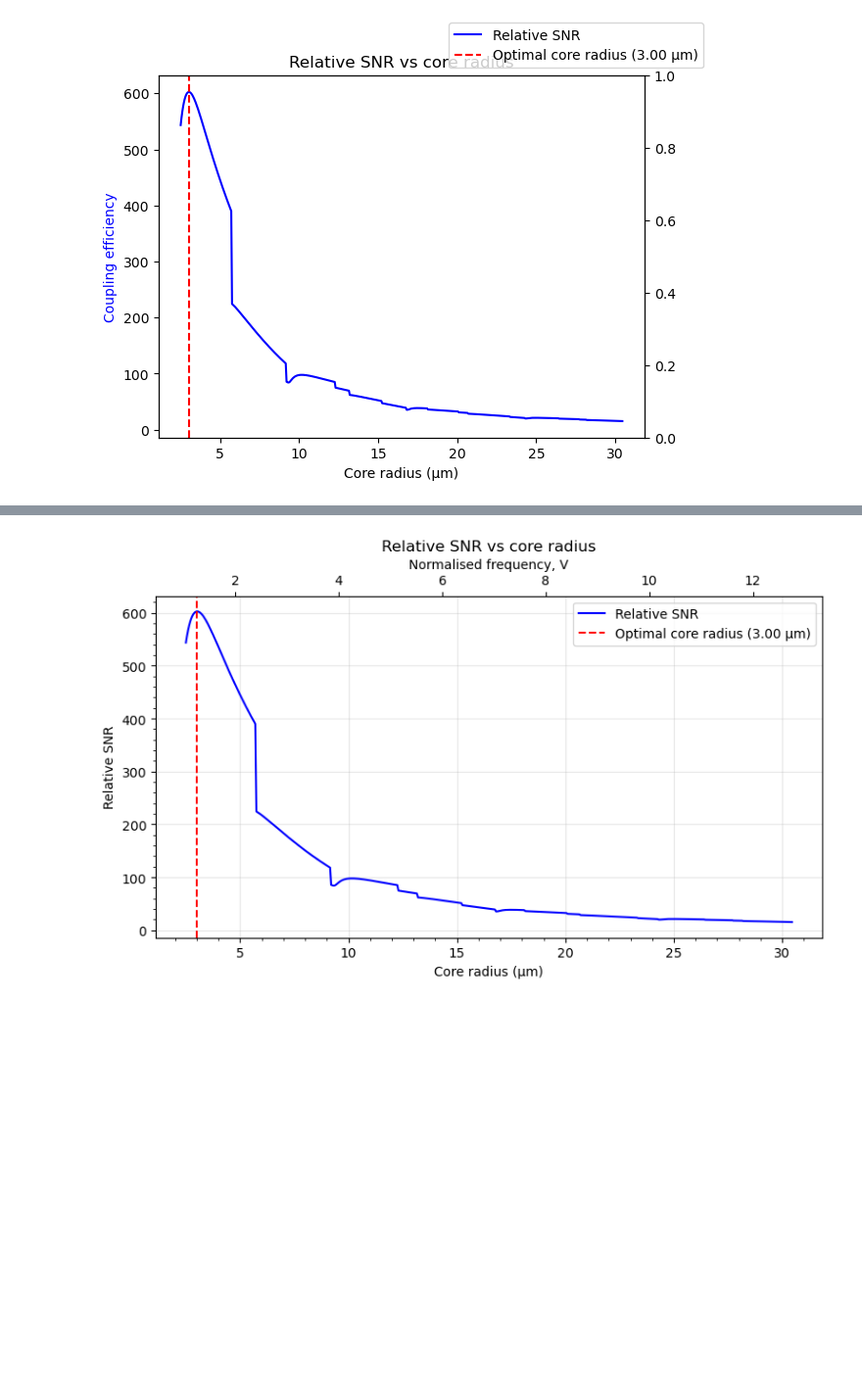
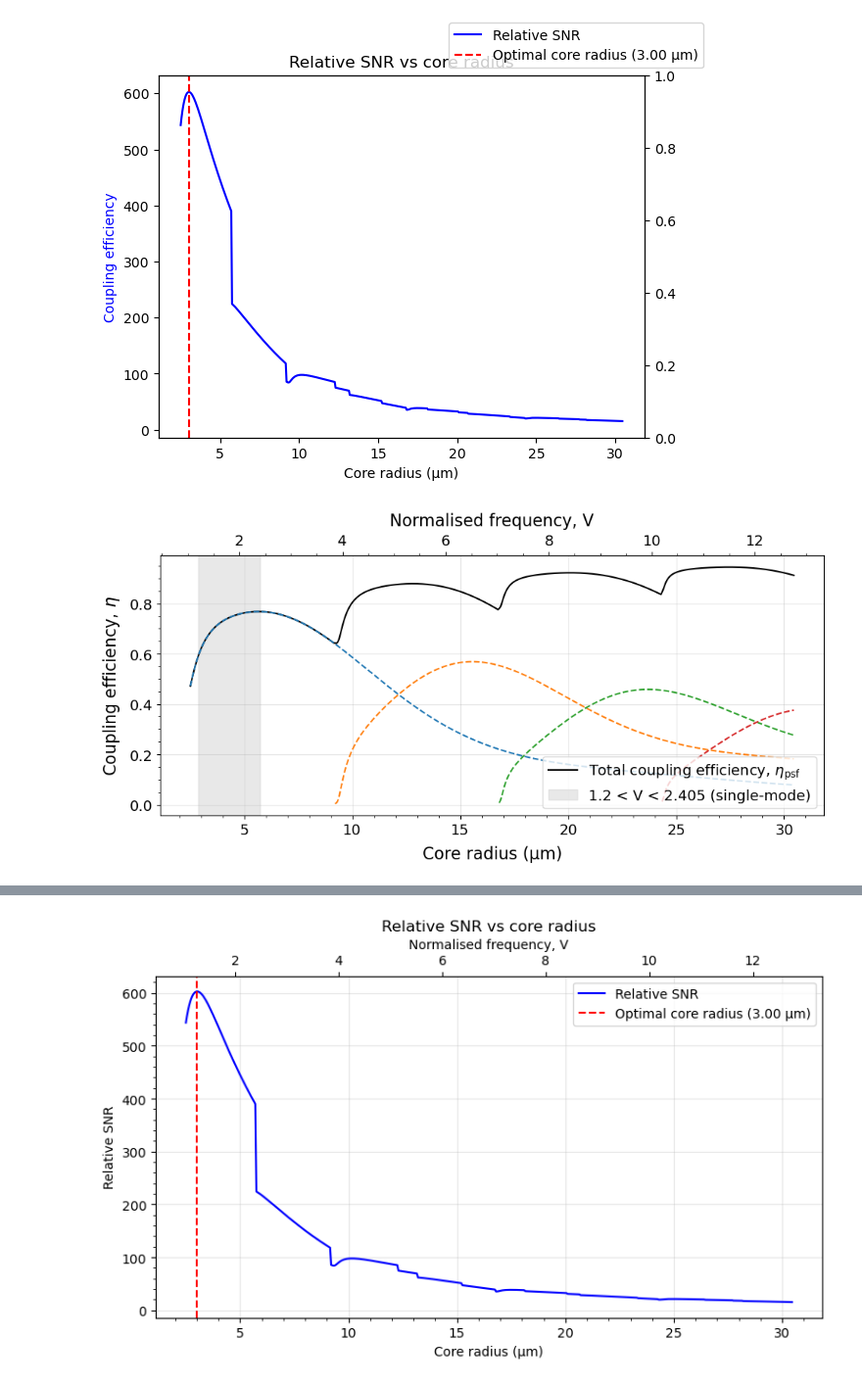
Before and after one commit to TongyueLiu/OH-Suppression-MRes-Project, a Jupyter notebook: notebooks/F-non-optimised 2D E-field.ipynb, the cells around one changed output, grey strips where cells are left out. Shown at 98% size. Drawn from its saved outputs; the diff is of its cells as text; code cells hidden in the pictures; blank space fills up the shorter version.

Commit message:
begin 2D jitter coupling

```diff
--- a/notebooks/F-non-optimised 2D E-field.ipynb
+++ b/notebooks/F-non-optimised 2D E-field.ipynb
@@ -1287,3 +1291,47 @@ def radius_um_to_V(radius_um):
 def V_to_radius_um(V):
     radius_m = V * lam0 / (2 * np.pi * NA)
     return radius_m * 1e6
+# %%
+plt.figure(figsize=(10, 5))
+ax1 = plt.gca()
+ax1.plot(a_arr * 1e6, eta_non_opt_all, label="Total coupling efficiency, $\eta_{\mathrm{psf}}$", color='black')
+# Colour in 1.2<V<2.405 region in light grey
+
+
+ax1.set_xlabel("Core radius (µm)", fontsize=16, labelpad=8)
+ax1.set_ylabel("Coupling efficiency, $\eta$", fontsize=16, labelpad=8)
+
+ax1.tick_params(axis='x', labelsize=14)
+ax1.tick_params(axis='y', labelsize=14)
+ax1.minorticks_on()
+ax1.grid(True, alpha=0.3)
+
+ax1.plot(core_radius_range_test * 1e6, eta_LP01, linestyle="dashed")
+ax1.plot(core_radius_range_test * 1e6, eta_LP02, linestyle="dashed")
+ax1.plot(core_radius_range_test * 1e6, eta_LP03, linestyle="dashed")
+ax1.plot(core_radius_range_test * 1e6, eta_LP04, linestyle="dashed")
+# plt.plot(core_radius_range_test * 1e6, [mode["eta"] for mode in fibre_mode_non_opt_a_array], label="Non-optimised coupling efficiency of each mode", linestyle="dashed")
+
+# Add corresponding normalised-frequency axis at the top
+ax_top = ax1.secondary_xaxis(
+    "top",
+    functions=(radius_um_to_V, V_to_radius_um)
+)
+# change fontsize of ticks
+ax_top.tick_params(axis='x', labelsize=14)
+ax_top.set_xlabel("Normalised frequency, V", fontsize=16, labelpad=8)
+ax_top.minorticks_on()
+# ax1.set_title("Relative SNR vs core radius")
+
+# Colour in 1.2<V<2.405 region in light grey
+V_1_2 = 1.2
+V_2_405 = 2.405
+ax1.axvspan(V_to_radius_um(V_1_2), V_to_radius_um(V_2_405), color='lightgrey', alpha=0.5, label="1.2 < V < 2.405 (single-mode)")
+
+
+ax1.legend(loc="lower right", fontsize=14)
+
+plt.tight_layout()
+plt.show()
+# %% [output]
+[figure, added]
```
Also changed, not shown: parts of 8 cells of this notebook, 7 other files.
